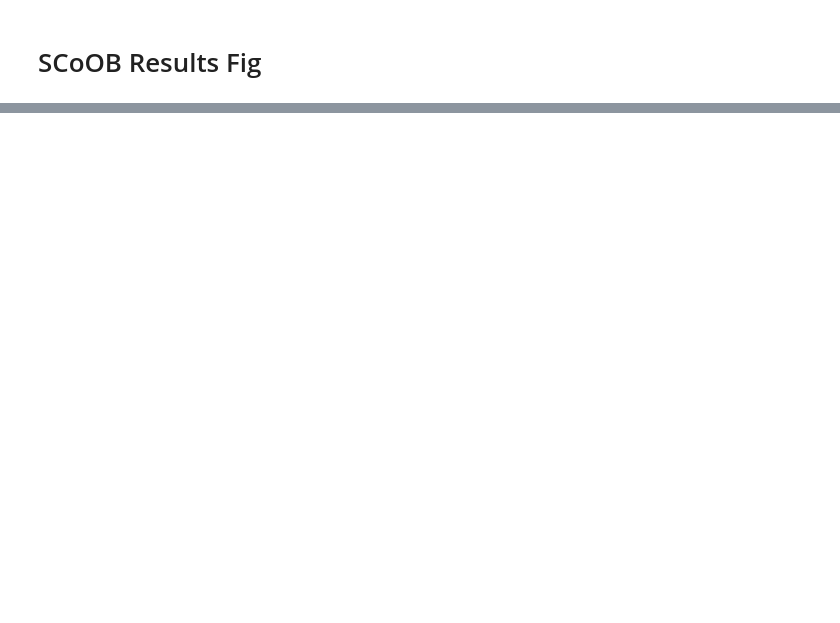
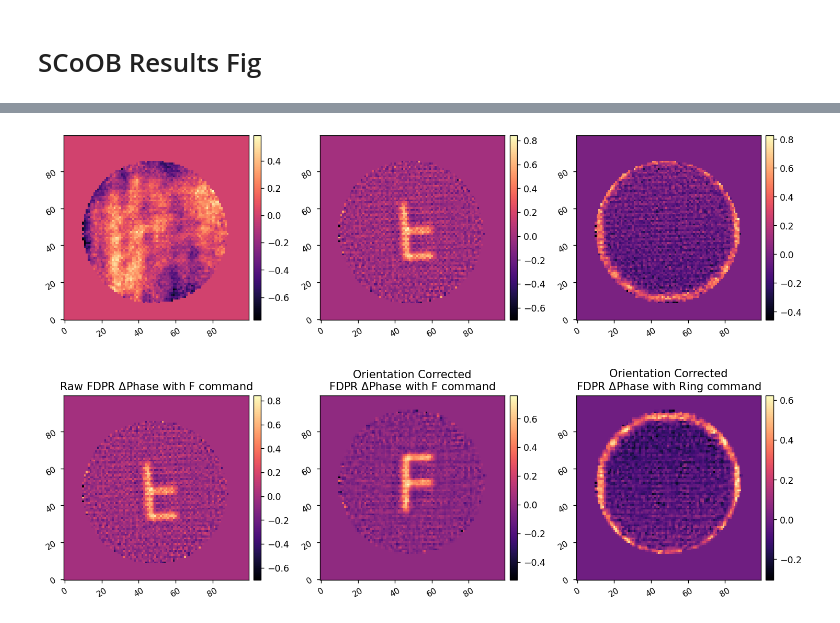
Before and after one commit to kian1377/aefc-vortex, a Jupyter notebook: scoob/make_scoob_figs.ipynb, the cells around one changed output, grey strips where cells are left out. Cells and saved outputs as stored; diff of their text form; code cells hidden in the pictures; blank space fills up the shorter version.

Commit message:
keeping this up to date

```diff
--- a/scoob/make_scoob_figs.ipynb
+++ b/scoob/make_scoob_figs.ipynb
@@ -119,0 +128,32 @@ imshows.plot_data_with_ref(
+# %%
+date = 20250117
+
+ref_data = utils.load_pickle(f'data/{date}_fdpr2_postfpm_ref.pkl')
+ref_phs = ref_data['PHS']
+
+f_data = utils.load_pickle(f'data/{date}_fdpr2_postfpm_f.pkl')
+f_phs = f_data['PHS']
+f_diff = f_phs-ref_phs
+
+ring14_data = utils.load_pickle(f'data/{date}_fdpr2_postfpm_ring_14.pkl')
+ring14_phs = ring14_data['PHS']
+ring14_diff = ring14_phs-ref_phs
+imshow3(ref_phs, f_diff, ring14_diff, npix=100)
+
+rotation = -3.5
+f_corrected = xp.flipud(xp.array(f_diff))
+f_corrected = xcipy.ndimage.rotate(f_corrected, rotation, order=1)
+
+ring14_corrected = xp.flipud(xp.array(ring14_diff))
+ring14_corrected = xcipy.ndimage.rotate(ring14_corrected, rotation, order=1)
+
+imshow3(
+    f_diff, f_corrected, ring14_corrected,
+    'Raw FDPR $\Delta$Phase with F command',
+    'Orientation Corrected\nFDPR $\Delta$Phase with F command',
+    'Orientation Corrected\nFDPR $\Delta$Phase with Ring command',
+    npix=100,
+)
+# %% [output]
+[figure, added]
+[figure, added]
```
Also changed, not shown: parts of 5 cells of this notebook, 11 other files.
